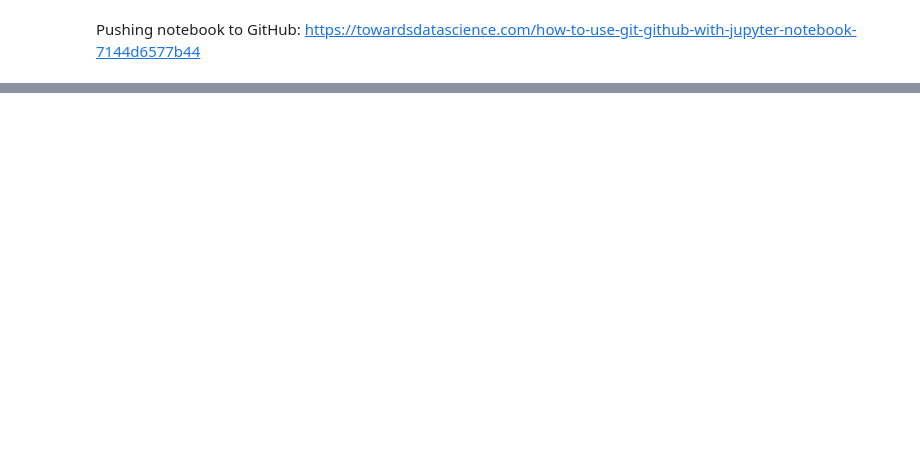
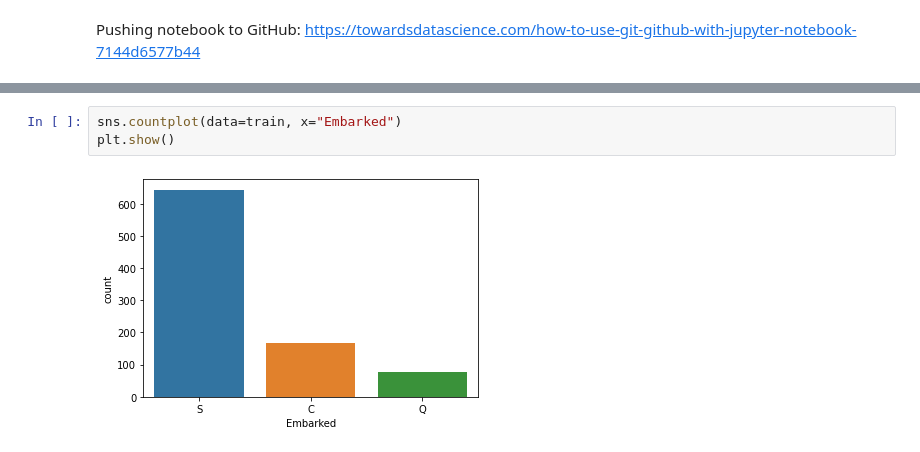
Before and after one commit to etrahadias/Titanic, a Jupyter notebook: Titanic.ipynb, the cells around one changed output, grey strips where cells are left out. Cells and saved outputs as stored; diff of their text form; blank space fills up the shorter version.

```diff
--- a/Titanic.ipynb
+++ b/Titanic.ipynb
@@ -50,0 +127,5 @@ predictions = model.predict(X_test)
+# %%
+sns.countplot(data=train, x="Embarked")
+plt.show()
+# %% [output]
+[figure, added]
```
Also changed, not shown: parts of 26 cells of this notebook.
